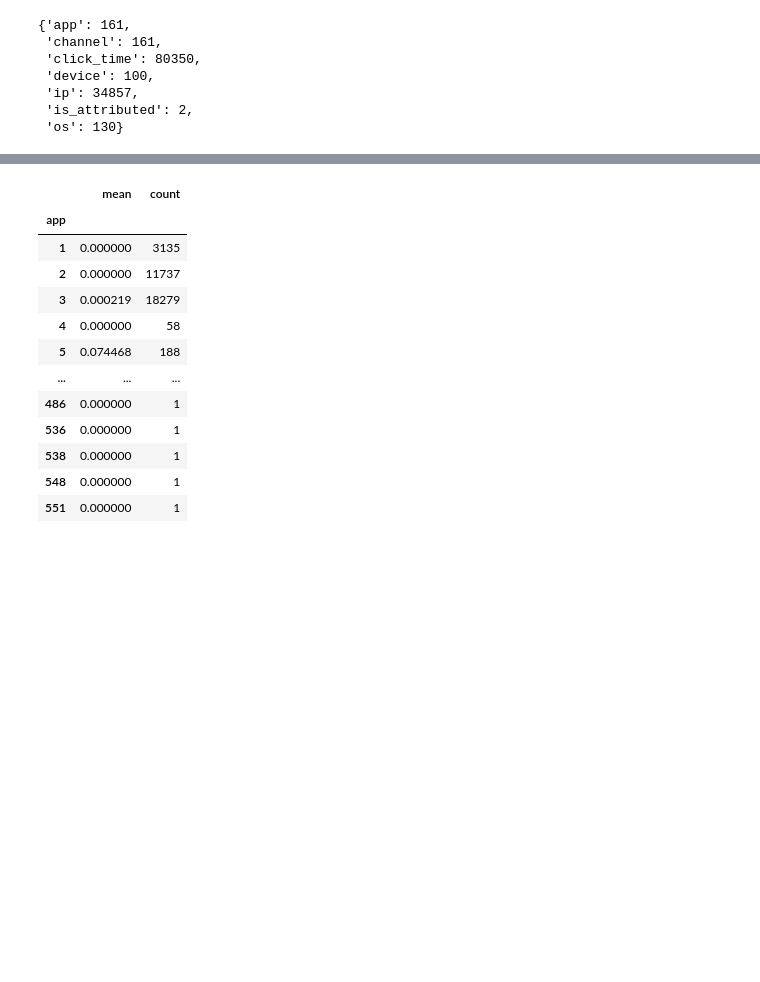
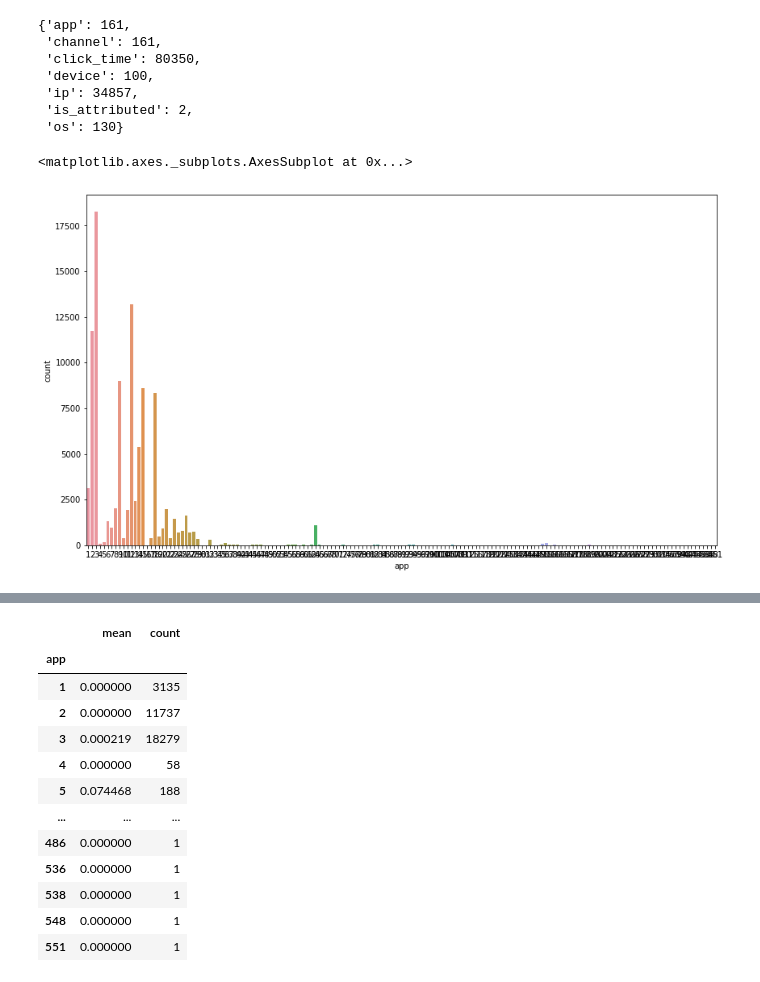
Before and after one commit to Romneasek/Talking_data_fraud_detection, a Jupyter notebook: DT_and_Ensemble_project.ipynb, the cells around one changed output, grey strips where cells are left out. Saved outputs shown, nothing was run; the diff lists cells and outputs as text; code cells hidden in the pictures; blank space fills up the shorter version.

```diff
--- a/DT_and_Ensemble_project.ipynb
+++ b/DT_and_Ensemble_project.ipynb
@@ -105,3 +105,11 @@ number_unique_vals
  'ip': 34857,
  'is_attributed': 2,
  'os': 130}
+# %%
+# Distribution of 'app'
+# Some 'apps' have a disproportionately high number of clicks (>15k), and some are very rare (3-4)
+plt.figure(figsize=(14, 8))
+sns.countplot(x="app", data=data)
+# %% [output]
+<matplotlib.axes._subplots.AxesSubplot at 0x...>
+[figure, added]
```
Also changed, not shown: parts of 6 cells of this notebook.
